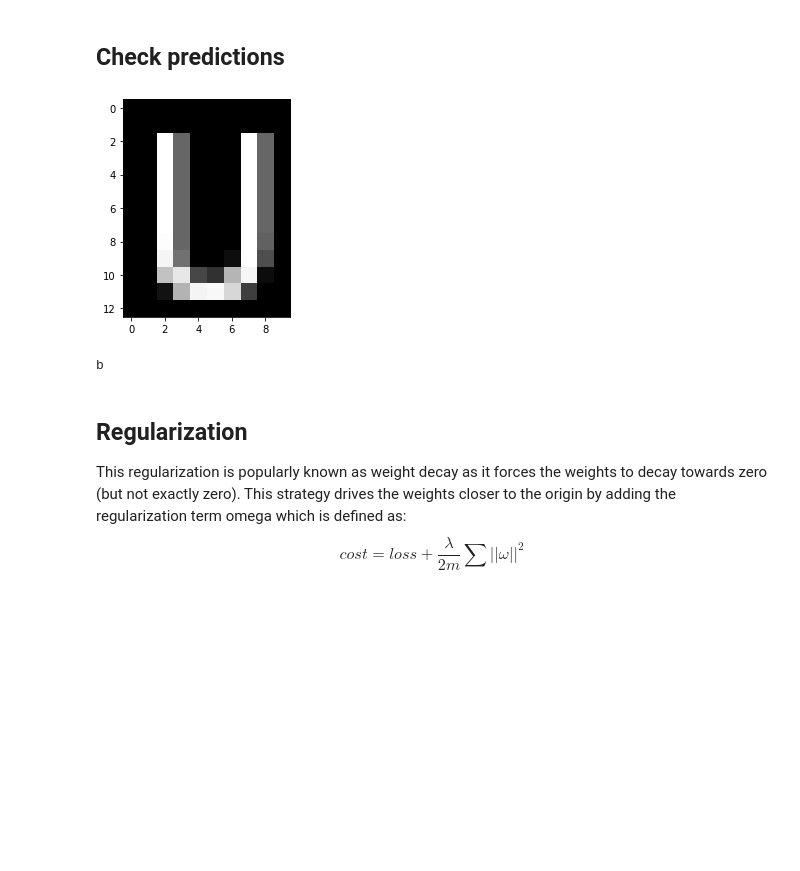
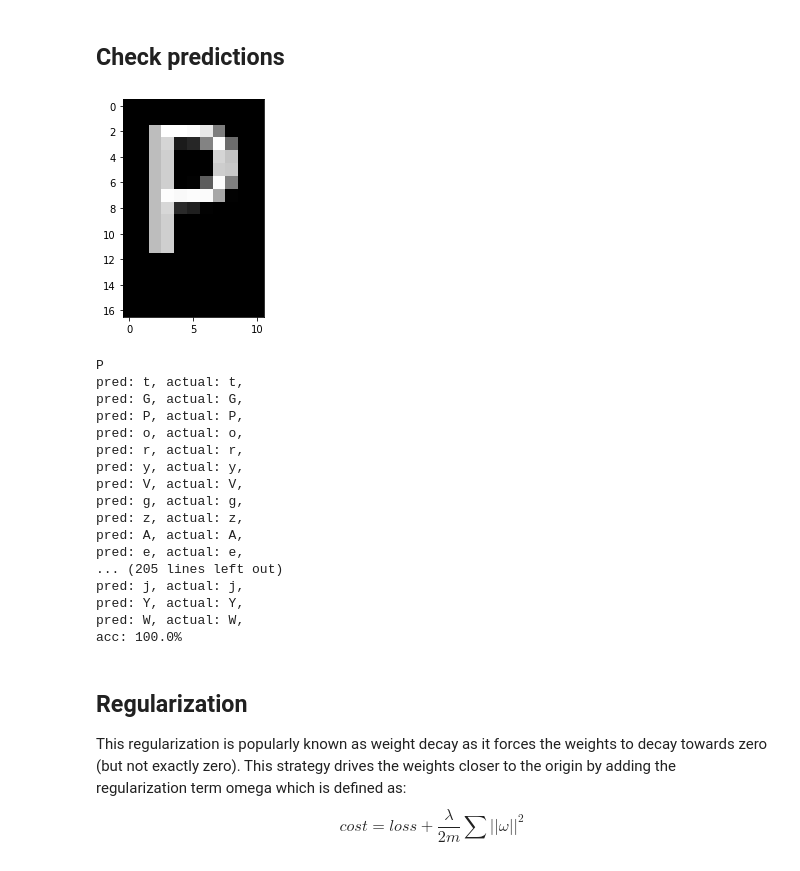
Before and after one commit to baluszynski/OCR, a Jupyter notebook: ocr_model.ipynb, the cells around one changed output. Cells and saved outputs as stored; diff of their text form; code cells hidden in the pictures; blank space fills up the shorter version.

```diff
--- a/ocr_model.ipynb
+++ b/ocr_model.ipynb
@@ -9,8 +9,8 @@ from matplotlib import pyplot
 from tensorflow.keras.models import Sequential
 from tensorflow.keras.layers import Dense, Conv2D, Flatten, MaxPooling2D
 
-height = 13
-width = 10
+height = 17
+width = 11
 
 model = Sequential()
 model.add(Conv2D(32, (3,3), activation = 'relu',input_shape=(height, width, 1)))
@@ -139,6 +139,6 @@ Valid: Images=(3, 13, 10), Labels=(3,)
 model.compile(optimizer='adam',
               loss='sparse_categorical_crossentropy',
               metrics=['accuracy'])
-model.fit(x_train, y_train, epochs=5)
+model.fit(x_train, y_train, epochs=50)
 test_loss, test_acc = model.evaluate(x_test, y_test)
 # %% [output]
@@ -156,15 +162,42 @@ Epoch 5/5
 # %% [markdown]
 ## Check predictions
 # %%
-image_index = 1 #############
+image_index = 2 #############
 pyplot.imshow(x_test[image_index].reshape(height, width),cmap='Greys')
 pyplot.show()
 predict = x_test[image_index].reshape(height,width)
 pred = model.predict(x_test[image_index].reshape(1, height, width, 1))
 print(chr(pred.argmax()))
+
+total = len(x_test)
+correct = 0
+for image, label in zip(x_test, y_test):
+    pred = model.predict(image.reshape(1, height, width, 1)).argmax()
+    ok = True if pred == label else False
+    print(f"pred: {chr(pred)}, actual: {chr(label)}, {'------- FALSE' if not ok else ''}")
+    if ok:
+        correct = correct + 1
+
+print(f"acc: {correct/total * 100}%")
 # %% [output]
-[figure, old version]
+[figure, new version]
-b
+P
+pred: t, actual: t,
+pred: G, actual: G,
+pred: P, actual: P,
+pred: o, actual: o,
+pred: r, actual: r,
+pred: y, actual: y,
+pred: V, actual: V,
+pred: g, actual: g,
+pred: z, actual: z,
+pred: A, actual: A,
+pred: e, actual: e,
+... (205 lines left out)
+pred: j, actual: j,
+pred: Y, actual: Y,
+pred: W, actual: W,
+acc: 100.0%
 # %% [markdown]
 ## Regularization
 
```
Also changed, not shown: parts of 6 cells of this notebook, 3 other files.
